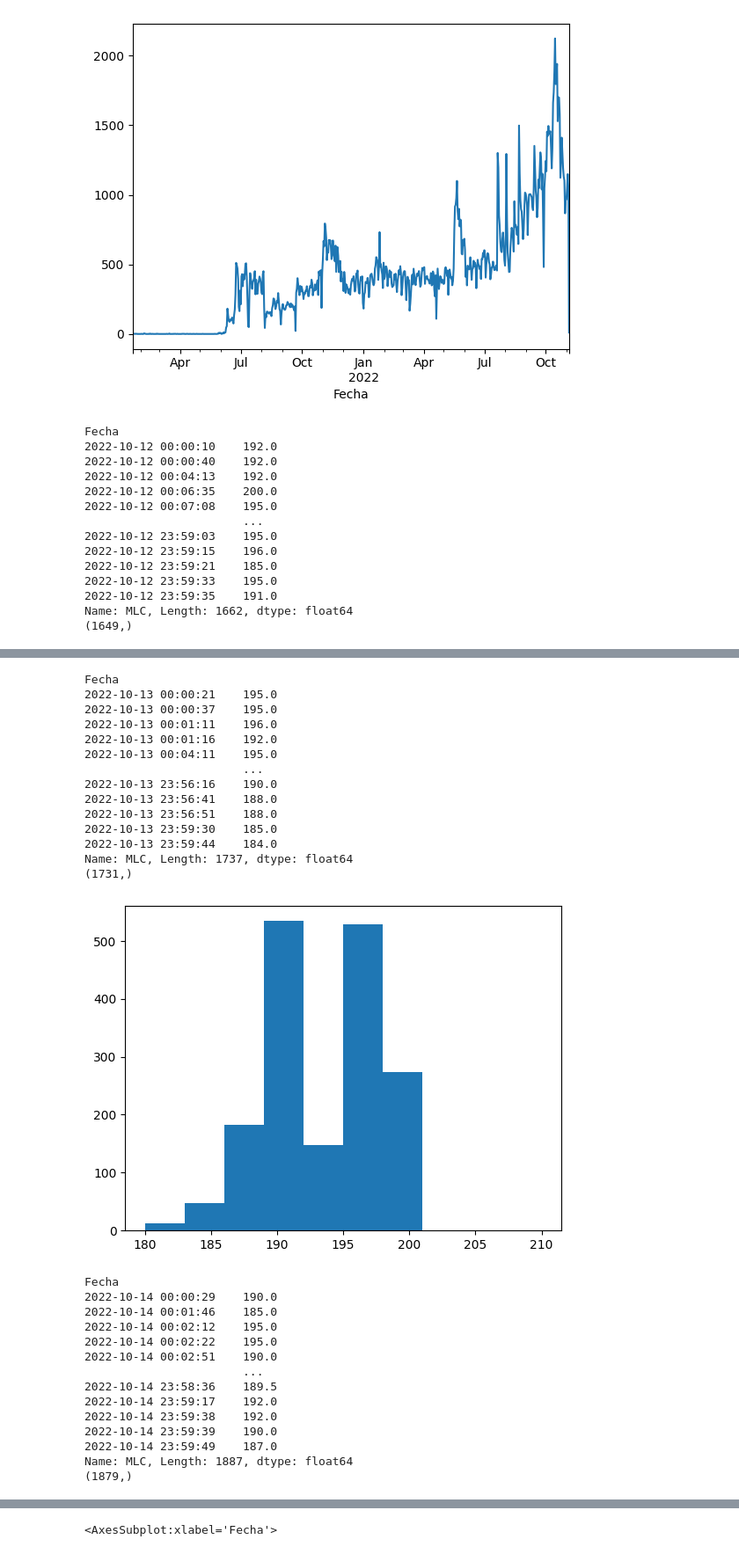
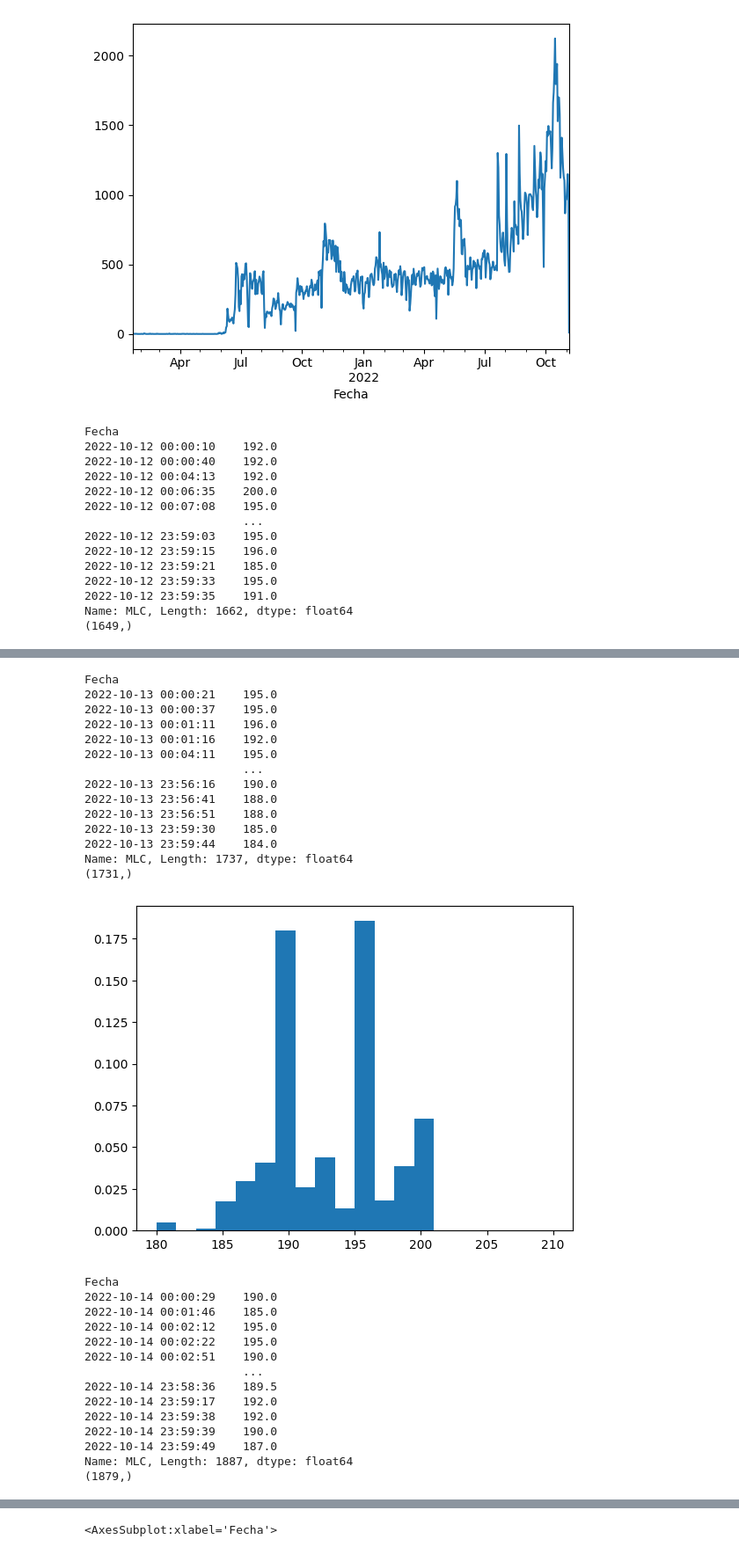
Before and after one commit to Datalis/tasa-jupyter, a Jupyter notebook: anomaly_detection.ipynb, the cells around one changed output, grey strips where cells are left out. Shown at 88% size. Drawn from its saved outputs; the diff is of its cells as text; code cells hidden in the pictures.

```diff
--- a/anomaly_detection.ipynb
+++ b/anomaly_detection.ipynb
@@ -171,7 +171,7 @@ def detecting_normality(ti):
 
     if new_ti.shape[0] >= i:
         print(ti)
-        plt.hist(new_ti)
+        plt.hist(new_ti, bins=20, density=True)
         print(new_ti.shape)
         plt.show()
 
@@ -198,18 +198,18 @@ Name: MLC, Length: 1662, dtype: float64
 Fecha
 2022-10-13 00:00:21    195.0
 2022-10-13 00:00:37    195.0
 2022-10-13 00:01:11    196.0
 2022-10-13 00:01:16    192.0
 2022-10-13 00:04:11    195.0
                        ...
 2022-10-13 23:56:16    190.0
 2022-10-13 23:56:41    188.0
 2022-10-13 23:56:51    188.0
 2022-10-13 23:59:30    185.0
 2022-10-13 23:59:44    184.0
 Name: MLC, Length: 1737, dtype: float64
 (1731,)
-[figure, old version]
+[figure, new version]
 Fecha
 2022-10-14 00:00:29    190.0
 2022-10-14 00:01:46    185.0
```
Also changed, not shown: parts of 1 cell of this notebook.
